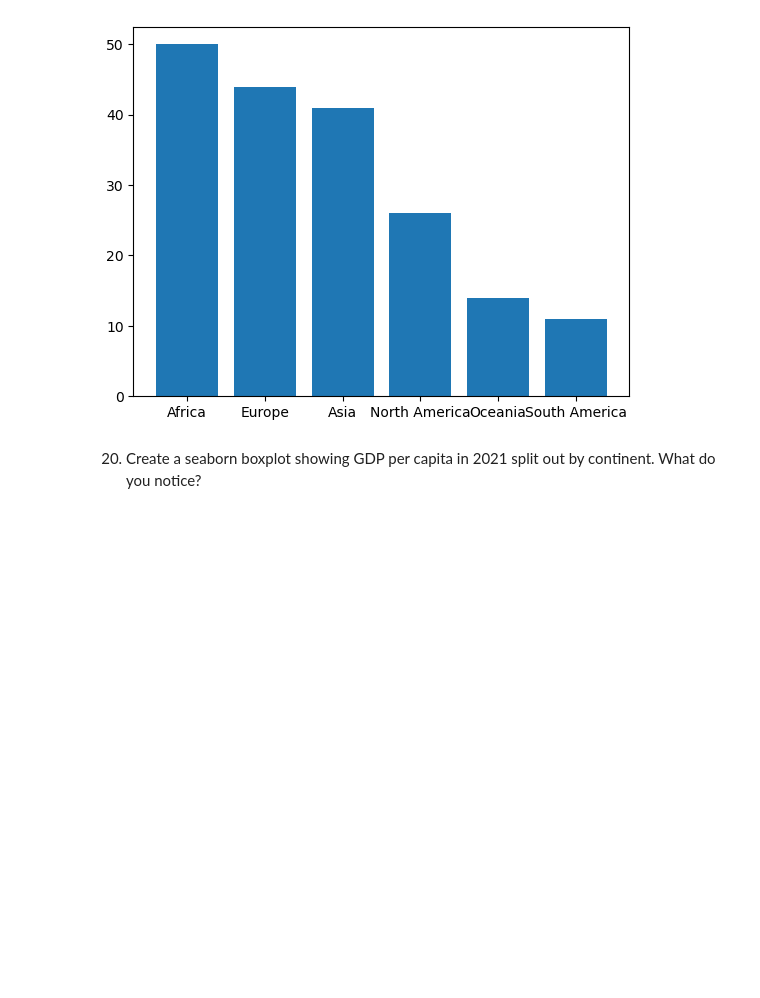
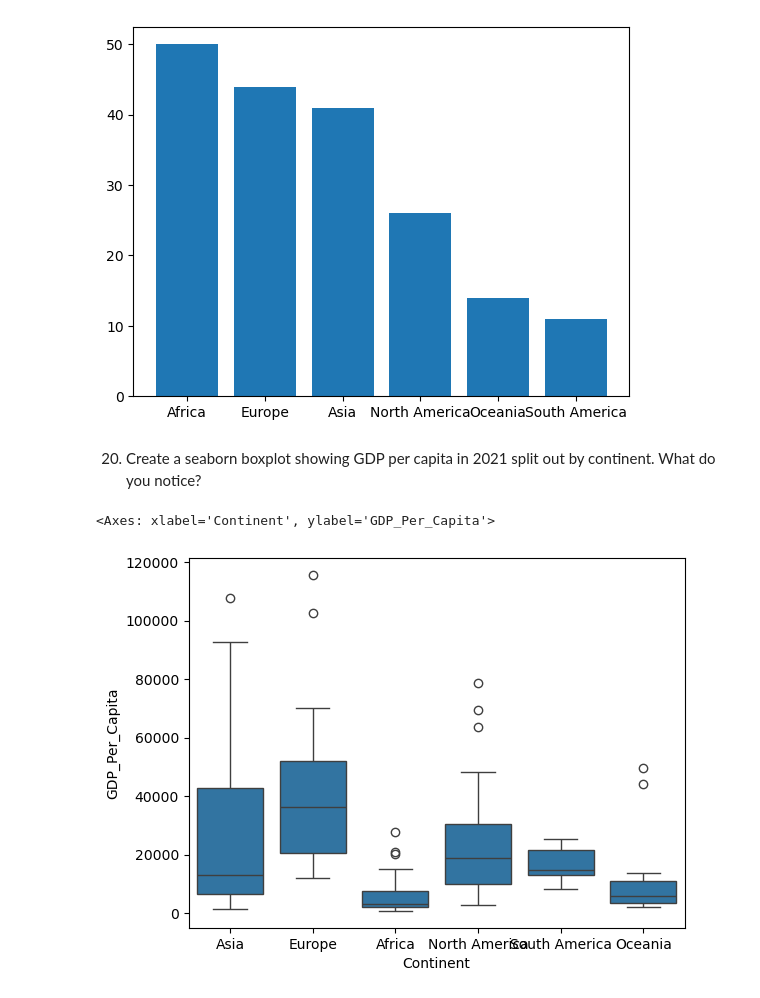
Before and after one commit to nss-data-science-cohort-8/un-exploration-GetGubbz, a Jupyter notebook: UN_Data_Exploration.ipynb, the cells around one changed output. Saved outputs shown, nothing was run; the diff lists cells and outputs as text; code cells hidden in the pictures; blank space fills up the shorter version.

```diff
--- a/UN_Data_Exploration.ipynb
+++ b/UN_Data_Exploration.ipynb
@@ -382,4 +382,8 @@ plt.bar(x = y_height['Continent'], height = y_height['count'])
 # %% [markdown]
 20. Create a seaborn boxplot showing GDP per capita in 2021 split out by continent. What do you notice?
 # %%
+gdp_2021 = pd.merge(gdp_2021, continents, on = 'Country', how = 'left' )
 sns.boxplot(gdp_2021, x ='Continent', y = 'GDP_Per_Capita' )
+# %% [output]
+<Axes: xlabel='Continent', ylabel='GDP_Per_Capita'>
+[figure, added]
```
